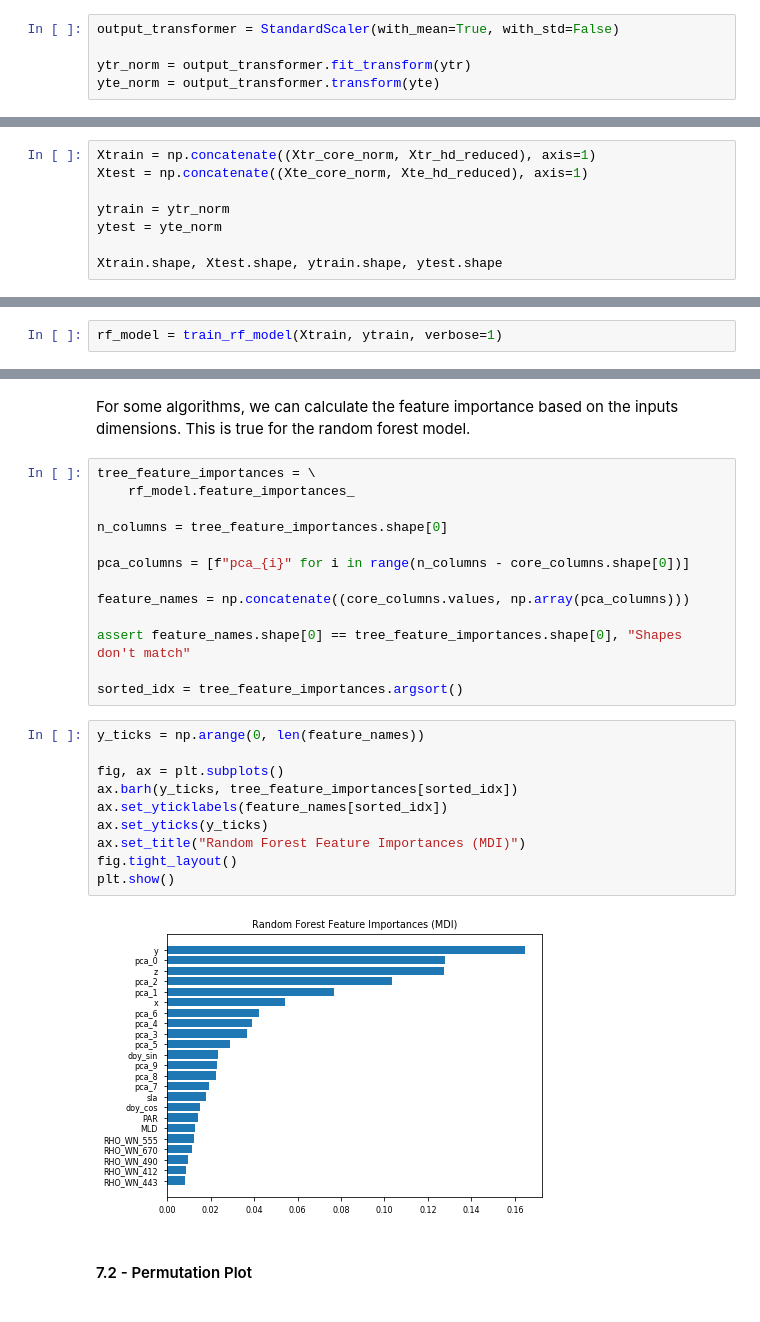
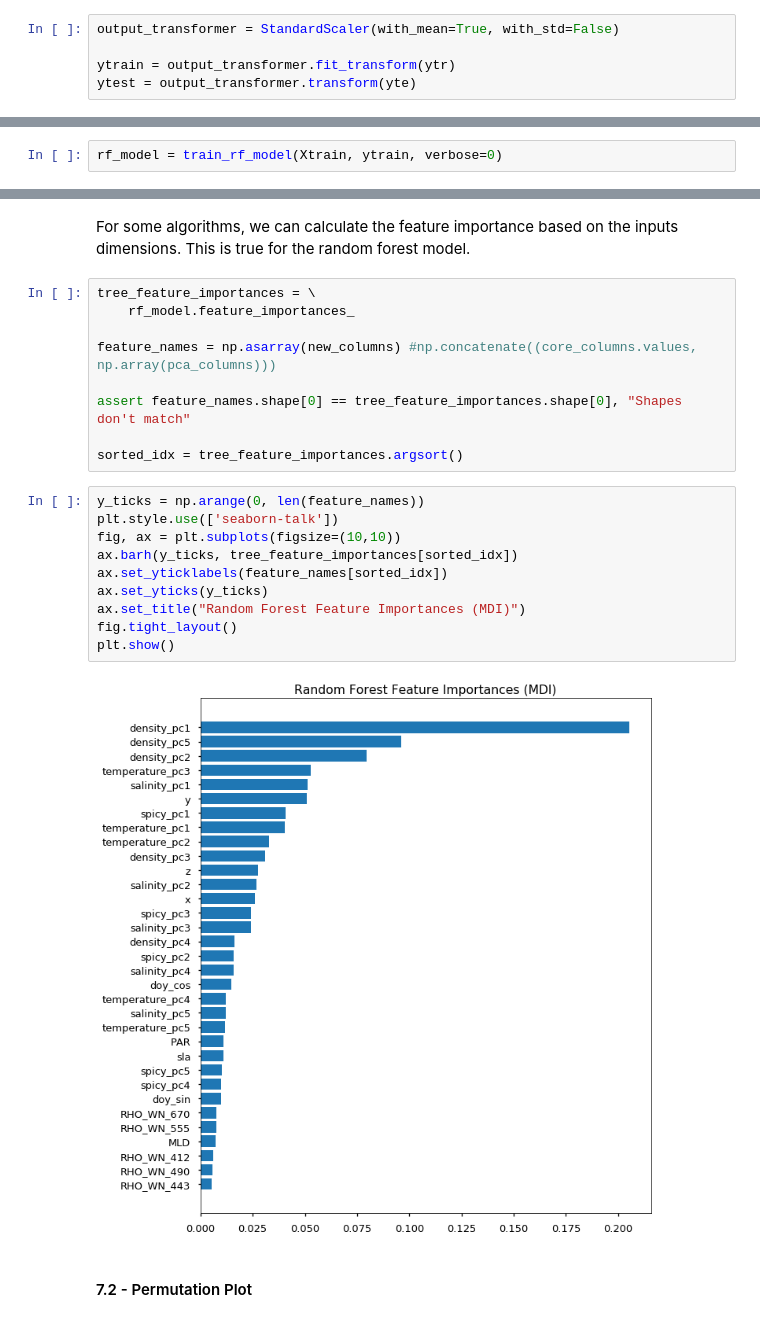
Before and after one commit to IPL-UV/ml4ocean, a Jupyter notebook: notebooks/full_walkthroughs/full_walkthrough.ipynb, the cells around one changed output, grey strips where cells are left out. Saved outputs shown, nothing was run; the diff lists cells and outputs as text.

```diff
--- a/notebooks/full_walkthroughs/full_walkthrough.ipynb
+++ b/notebooks/full_walkthroughs/full_walkthrough.ipynb
@@ -307,5 +339,5 @@ We will use the same standardization as shown above.
 # %%
 output_transformer = StandardScaler(with_mean=True, with_std=False)
 
-ytr_norm = output_transformer.fit_transform(ytr)
-yte_norm = output_transformer.transform(yte)
+ytrain = output_transformer.fit_transform(ytr)
+ytest = output_transformer.transform(yte)
@@ -314,8 +343,0 @@ yte_norm = output_transformer.transform(yte)
-# %%
-Xtrain = np.concatenate((Xtr_core_norm, Xtr_hd_reduced), axis=1)
-Xtest = np.concatenate((Xte_core_norm, Xte_hd_reduced), axis=1)
-
-ytrain = ytr_norm
-ytest = yte_norm
-
-Xtrain.shape, Xtest.shape, ytrain.shape, ytest.shape
@@ -327,4 +347,4 @@ Xtrain.shape, Xtest.shape, ytrain.shape, ytest.shape
 # %% [markdown]
 In this section, we will use a standard random forest (RF) regressor to train on our dataset. Because our data is multi-output, we will need 1 RF per output layer.
 # %%
-rf_model = train_rf_model(Xtrain, ytrain, verbose=1)
+rf_model = train_rf_model(Xtrain, ytrain, verbose=0)
@@ -481,27 +476,23 @@ For some algorithms, we can calculate the feature importance based on the inputs
 tree_feature_importances = \
     rf_model.feature_importances_
 
-n_columns = tree_feature_importances.shape[0]
-
-pca_columns = [f"pca_{i}" for i in range(n_columns - core_columns.shape[0])]
-
-feature_names = np.concatenate((core_columns.values, np.array(pca_columns)))
+feature_names = np.asarray(new_columns) #np.concatenate((core_columns.values, np.array(pca_columns)))
 
 assert feature_names.shape[0] == tree_feature_importances.shape[0], "Shapes don't match"
 
 sorted_idx = tree_feature_importances.argsort()
 # %%
 y_ticks = np.arange(0, len(feature_names))
-
-fig, ax = plt.subplots()
+plt.style.use(['seaborn-talk'])
+fig, ax = plt.subplots(figsize=(10,10))
 ax.barh(y_ticks, tree_feature_importances[sorted_idx])
 ax.set_yticklabels(feature_names[sorted_idx])
 ax.set_yticks(y_ticks)
 ax.set_title("Random Forest Feature Importances (MDI)")
 fig.tight_layout()
 plt.show()
 # %% [output]
-[figure, old version]
+[figure, new version]
 # %% [markdown]
 #### 7.2 - Permutation Plot
 # %%
```
Also changed, not shown: parts of 28 cells of this notebook.
